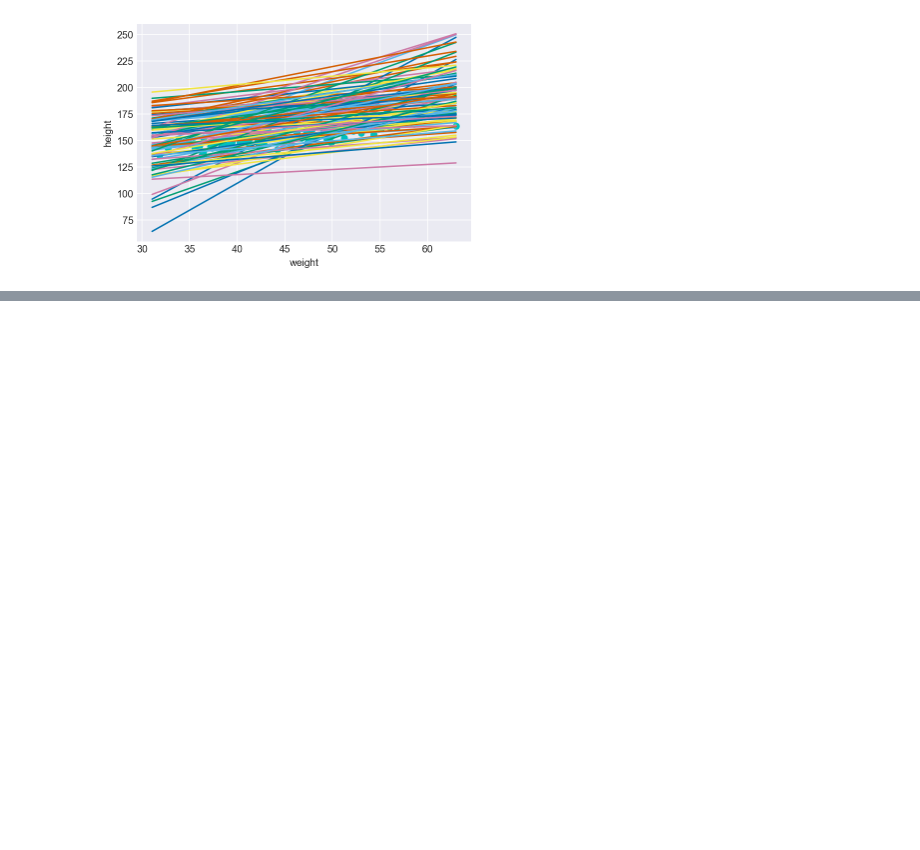
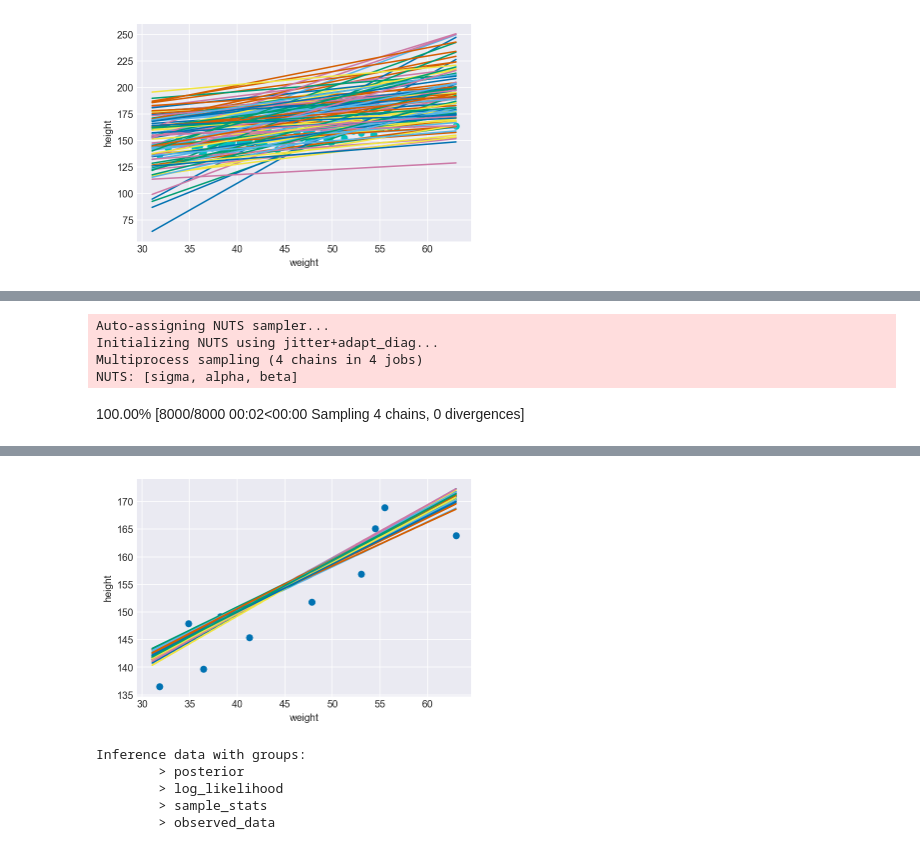
Before and after one commit to brightredchilli/statistical_rethinking, a Jupyter notebook: Chapter 4.ipynb, the cells around one changed output, grey strips where cells are left out. Saved outputs shown, nothing was run; the diff lists cells and outputs as text; code cells hidden in the pictures; blank space fills up the shorter version.

```diff
--- a/Chapter 4.ipynb
+++ b/Chapter 4.ipynb
@@ -483,0 +524,21 @@ density_plot(scp.stats.lognorm.rvs(0.1, size=1000))
+# %%
+# Code 4.43
+# Want to see something cool? Instead of using the lognormal distribution,
+# you can define a parameter that is a logarithm of beta, then account for it in the mu expression
+
+with pm.Model() as code4_43:
+    sigma = pm.Uniform('sigma', 0, 50)
+    alpha = pm.Normal('alpha', mu=178, sigma=20)
+    beta = pm.Normal('beta', mu=0, sigma=1)
+    # note - getting issues using arrays unless wrapped in np.asarray
+    mu = pm.Deterministic('mu', alpha + pm.math.exp(beta) * np.asarray(d2.weight-d2.weight.mean()))
+    height = pm.Normal('height', mu=mu, sigma=sigma, observed=d2.height)
+    trace4_43 = pm.sample()
+
+plot_weight_height(trace4_43, d2, 50)
+# %% [output]
+Auto-assigning NUTS sampler...
+Initializing NUTS using jitter+adapt_diag...
+Multiprocess sampling (4 chains in 4 jobs)
+NUTS: [sigma, alpha, beta]
+100.00% [8000/8000 00:02<00:00 Sampling 4 chains, 0 divergences]
@@ -483,0 +546,9 @@ density_plot(scp.stats.lognorm.rvs(0.1, size=1000))
+[figure, added]
+# %%
+trace4_43
+# %% [output]
+Inference data with groups:
+        > posterior
+        > log_likelihood
+        > sample_stats
+        > observed_data
```
Also changed, not shown: parts of 24 cells of this notebook.
